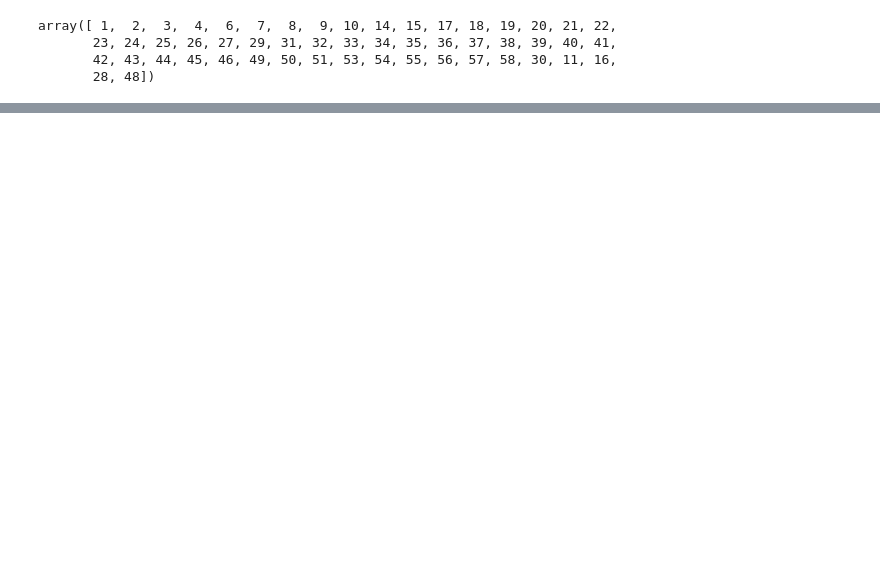
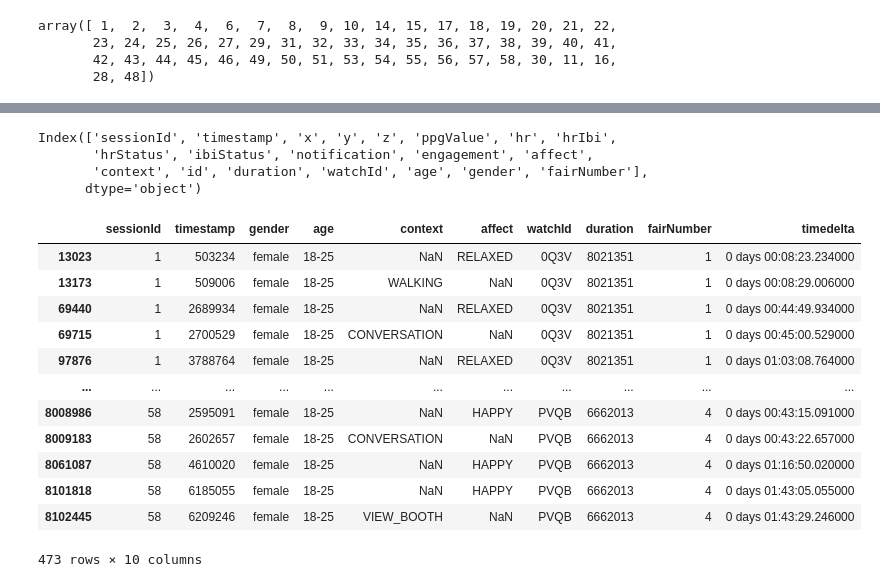
Before and after one commit to SuchethShenoy/bbdc24-mlbananas, a Jupyter notebook: basic_eda.ipynb, the cells around one changed output, grey strips where cells are left out. Saved outputs shown, nothing was run; the diff lists cells and outputs as text; code cells hidden in the pictures; blank space fills up the shorter version.

```diff
--- a/basic_eda.ipynb
+++ b/basic_eda.ipynb
@@ -155,3 +50,6 @@ array([ 1,  2,  3,  4,  6,  7,  8,  9, 10, 14, 15, 17, 18, 19, 20, 21, 22,
        23, 24, 25, 26, 27, 29, 31, 32, 33, 34, 35, 36, 37, 38, 39, 40, 41,
        42, 43, 44, 45, 46, 49, 50, 51, 53, 54, 55, 56, 57, 58, 30, 11, 16,
        28, 48])
+# %%
+cols = ["sessionId", "timestamp", "gender", "age", "context", "affect", "watchId", "duration", "fairNumber"]
+labeled_df = merged_df[(merged_df.affect.notna())|(merged_df.context.notna())][cols]
@@ -157,0 +77,9 @@ array([ 1,  2,  3,  4,  6,  7,  8,  9, 10, 14, 15, 17, 18, 19, 20, 21, 22,
+# %%
+merged_df.columns
+# %% [output]
+Index(['sessionId', 'timestamp', 'x', 'y', 'z', 'ppgValue', 'hr', 'hrIbi',
+       'hrStatus', 'ibiStatus', 'notification', 'engagement', 'affect',
+       'context', 'id', 'duration', 'watchId', 'age', 'gender', 'fairNumber'],
+      dtype='object')
+# %%
+labeled_df["timedelta"]=pd.to_timedelta(labeled_df.timestamp, unit="ms")
@@ -157,0 +88,16 @@ array([ 1,  2,  3,  4,  6,  7,  8,  9, 10, 14, 15, 17, 18, 19, 20, 21, 22,
+# %%
+labeled_df
+# %% [output]
+|  | sessionId | timestamp | gender | age | context | affect | watchId | duration | fairNumber | timedelta |
+| 13023 | 1 | 503234 | female | 18-25 | NaN | RELAXED | 0Q3V | 8021351 | 1 | 0 days 00:08:23.234000 |
+| 13173 | 1 | 509006 | female | 18-25 | WALKING | NaN | 0Q3V | 8021351 | 1 | 0 days 00:08:29.006000 |
+| 69440 | 1 | 2689934 | female | 18-25 | NaN | RELAXED | 0Q3V | 8021351 | 1 | 0 days 00:44:49.934000 |
+| 69715 | 1 | 2700529 | female | 18-25 | CONVERSATION | NaN | 0Q3V | 8021351 | 1 | 0 days 00:45:00.529000 |
+| 97876 | 1 | 3788764 | female | 18-25 | NaN | RELAXED | 0Q3V | 8021351 | 1 | 0 days 01:03:08.764000 |
+| ... | ... | ... | ... | ... | ... | ... | ... | ... | ... | ... |
+| 8008986 | 58 | 2595091 | female | 18-25 | NaN | HAPPY | PVQB | 6662013 | 4 | 0 days 00:43:15.091000 |
+| 8009183 | 58 | 2602657 | female | 18-25 | CONVERSATION | NaN | PVQB | 6662013 | 4 | 0 days 00:43:22.657000 |
+| 8061087 | 58 | 4610020 | female | 18-25 | NaN | HAPPY | PVQB | 6662013 | 4 | 0 days 01:16:50.020000 |
+| 8101818 | 58 | 6185055 | female | 18-25 | NaN | HAPPY | PVQB | 6662013 | 4 | 0 days 01:43:05.055000 |
+| 8102445 | 58 | 6209246 | female | 18-25 | VIEW_BOOTH | NaN | PVQB | 6662013 | 4 | 0 days 01:43:29.246000 |
+473 rows × 10 columns
```
Also changed, not shown: parts of 27 cells of this notebook.
